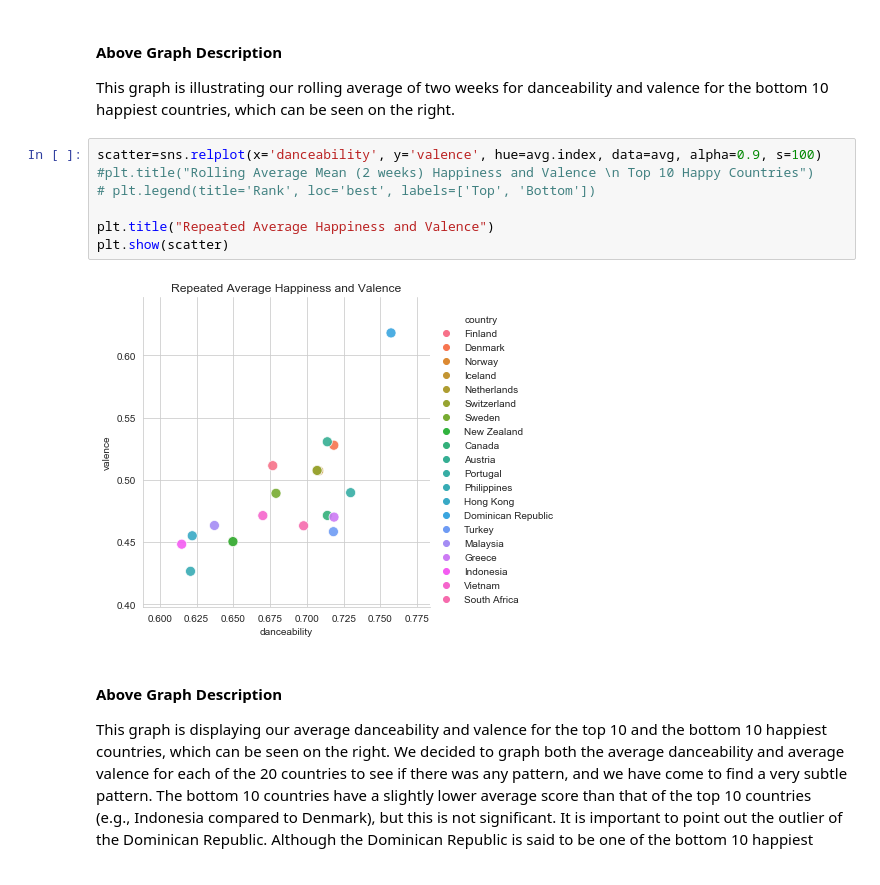
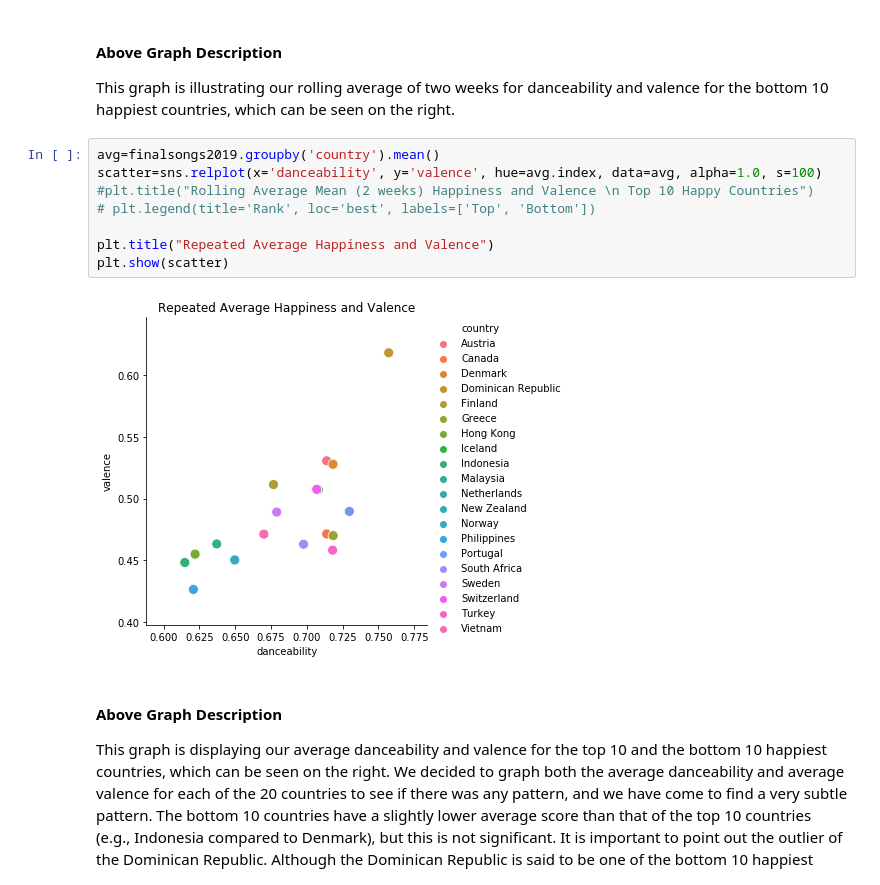
Before and after one commit to Albina-C/INFO-2950-Project, a Jupyter notebook: PROJ 2950.ipynb, the cells around one changed output. Cells and saved outputs as stored; diff of their text form.

Commit message:
graph & labels

```diff
--- a/PROJ 2950.ipynb
+++ b/PROJ 2950.ipynb
@@ -316,14 +316,15 @@ plt.show()
 #### Above Graph Description
 This graph is illustrating our rolling average of two weeks for danceability and valence for the bottom 10 happiest countries, which can be seen on the right.
 # %%
-scatter=sns.relplot(x='danceability', y='valence', hue=avg.index, data=avg, alpha=0.9, s=100)
+avg=finalsongs2019.groupby('country').mean()
+scatter=sns.relplot(x='danceability', y='valence', hue=avg.index, data=avg, alpha=1.0, s=100)
 #plt.title("Rolling Average Mean (2 weeks) Happiness and Valence \n Top 10 Happy Countries")
 # plt.legend(title='Rank', loc='best', labels=['Top', 'Bottom'])
 
 plt.title("Repeated Average Happiness and Valence")
 plt.show(scatter)
 # %% [output]
-[figure, old version]
+[figure, new version]
 # %% [markdown]
 #### Above Graph Description
 This graph is displaying our average danceability and valence for the top 10 and the bottom 10 happiest countries, which can be seen on the right. We decided to graph both the average danceability and average valence for each of the 20 countries to see if there was any pattern, and we have come to find a very subtle pattern. The bottom 10 countries have a slightly lower average score than that of the top 10 countries (e.g., Indonesia compared to Denmark), but this is not significant. It is important to point out the outlier of the Dominican Republic. Although the Dominican Republic is said to be one of the bottom 10 happiest countries, it has the highest average danceability and average valence score (average danceability score of about 0.755 and average valence score of about 0.63). We assume this has to do with outside factors, which may include  culture.
```
Also changed, not shown: parts of 19 cells of this notebook, 3 other files.
